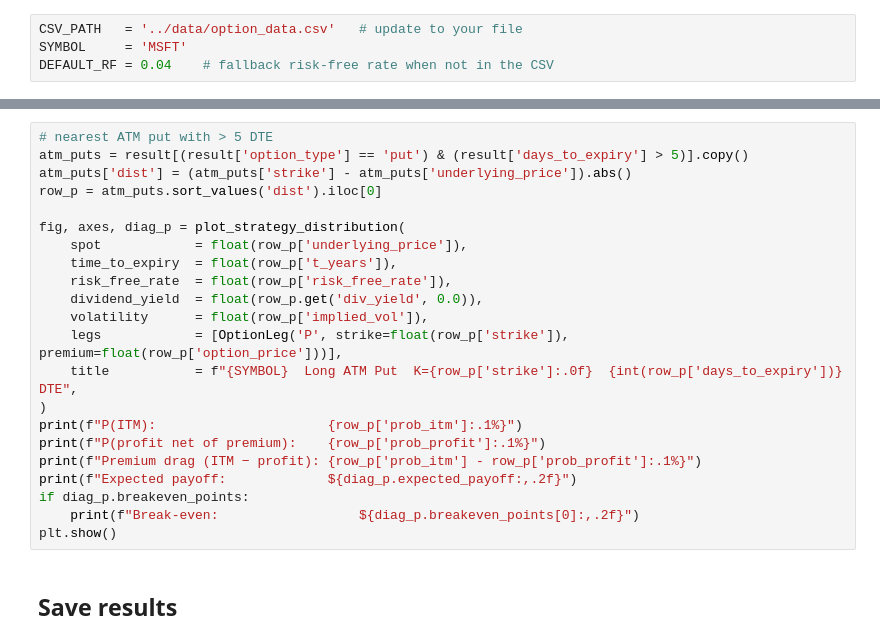
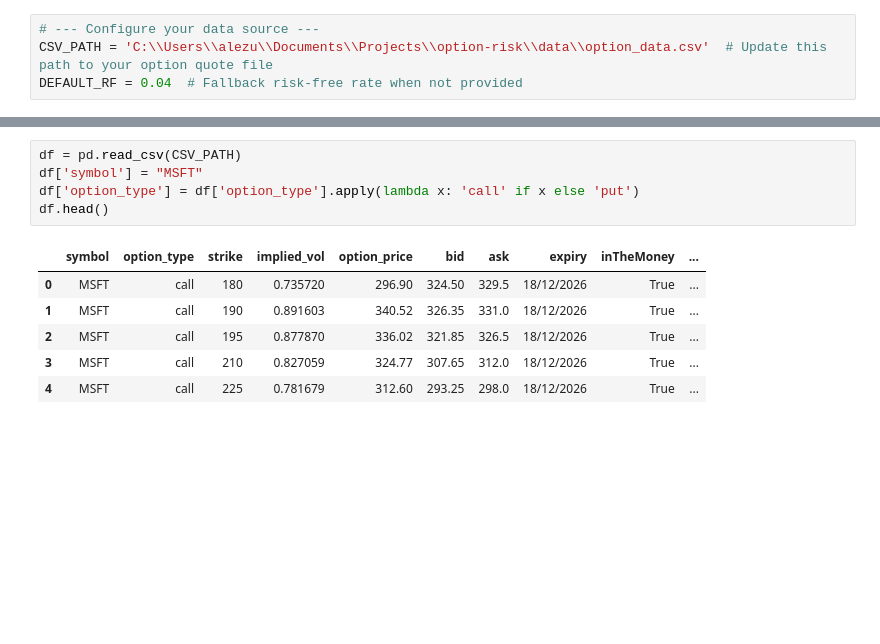
Before and after one commit to alzum73/option-risk, a Jupyter notebook: notebooks/option_metrics_calculator.ipynb, the cells around one changed output, grey strips where cells are left out. Saved outputs shown, nothing was run; the diff lists cells and outputs as text; blank space fills up the shorter version.

```diff
--- a/notebooks/option_metrics_calculator.ipynb
+++ b/notebooks/option_metrics_calculator.ipynb
@@ -27,4 +27,4 @@ plt.rcParams.update({"figure.dpi": 120, "font.size": 11})
 # %%
-CSV_PATH   = '../data/option_data.csv'   # update to your file
-SYMBOL     = 'MSFT'
-DEFAULT_RF = 0.04    # fallback risk-free rate when not in the CSV
+# --- Configure your data source ---
+CSV_PATH = 'C:\\Users\\alezu\\Documents\\Projects\\option-risk\\data\\option_data.csv'  # Update this path to your option quote file
+DEFAULT_RF = 0.04  # Fallback risk-free rate when not provided
@@ -202,24 +31,12 @@ plt.show()
-# %%
-# nearest ATM put with > 5 DTE
-atm_puts = result[(result['option_type'] == 'put') & (result['days_to_expiry'] > 5)].copy()
-atm_puts['dist'] = (atm_puts['strike'] - atm_puts['underlying_price']).abs()
-row_p = atm_puts.sort_values('dist').iloc[0]
-
-fig, axes, diag_p = plot_strategy_distribution(
-    spot            = float(row_p['underlying_price']),
-    time_to_expiry  = float(row_p['t_years']),
-    risk_free_rate  = float(row_p['risk_free_rate']),
-    dividend_yield  = float(row_p.get('div_yield', 0.0)),
-    volatility      = float(row_p['implied_vol']),
-    legs            = [OptionLeg('P', strike=float(row_p['strike']), premium=float(row_p['option_price']))],
-    title           = f"{SYMBOL}  Long ATM Put  K={row_p['strike']:.0f}  {int(row_p['days_to_expiry'])} DTE",
-)
-print(f"P(ITM):                      {row_p['prob_itm']:.1%}")
-print(f"P(profit net of premium):    {row_p['prob_profit']:.1%}")
-print(f"Premium drag (ITM − profit): {row_p['prob_itm'] - row_p['prob_profit']:.1%}")
-print(f"Expected payoff:             ${diag_p.expected_payoff:,.2f}")
-if diag_p.breakeven_points:
-    print(f"Break-even:                  ${diag_p.breakeven_points[0]:,.2f}")
-plt.show()
-# %% [markdown]
-## Save results
+# %%
+df = pd.read_csv(CSV_PATH)
+df['symbol'] = "MSFT"
+df['option_type'] = df['option_type'].apply(lambda x: 'call' if x else 'put')
+df.head()
+# %% [output]
+|  | symbol | option_type | strike | implied_vol | option_price | bid | ask | expiry | inTheMoney | ... |
+| 0 | MSFT | call | 180 | 0.735720 | 296.90 | 324.50 | 329.5 | 18/12/2026 | True | ... |
+| 1 | MSFT | call | 190 | 0.891603 | 340.52 | 326.35 | 331.0 | 18/12/2026 | True | ... |
+| 2 | MSFT | call | 195 | 0.877870 | 336.02 | 321.85 | 326.5 | 18/12/2026 | True | ... |
+| 3 | MSFT | call | 210 | 0.827059 | 324.77 | 307.65 | 312.0 | 18/12/2026 | True | ... |
+| 4 | MSFT | call | 225 | 0.781679 | 312.60 | 293.25 | 298.0 | 18/12/2026 | True | ... |
```
Also changed, not shown: parts of 25 cells of this notebook, 2 other files.
